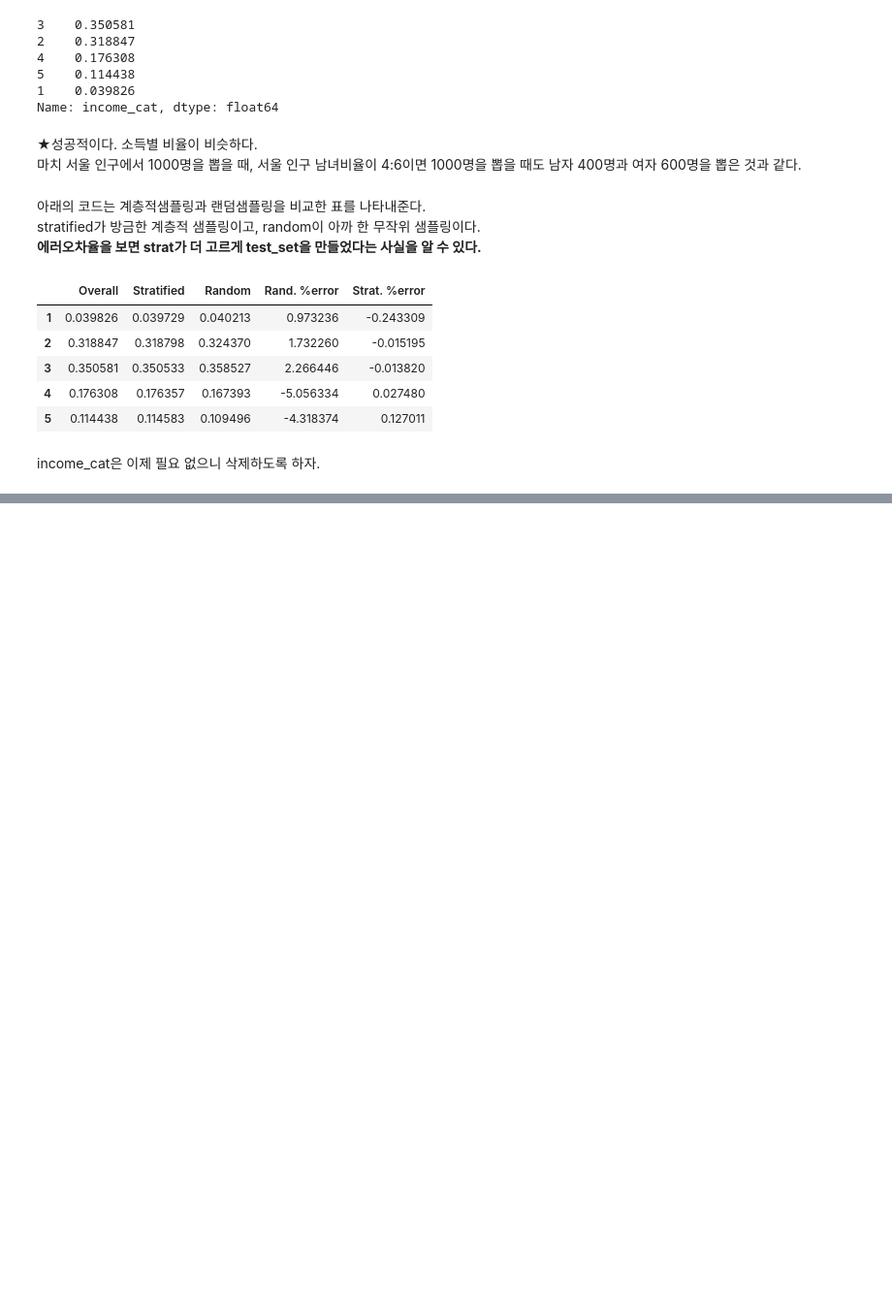
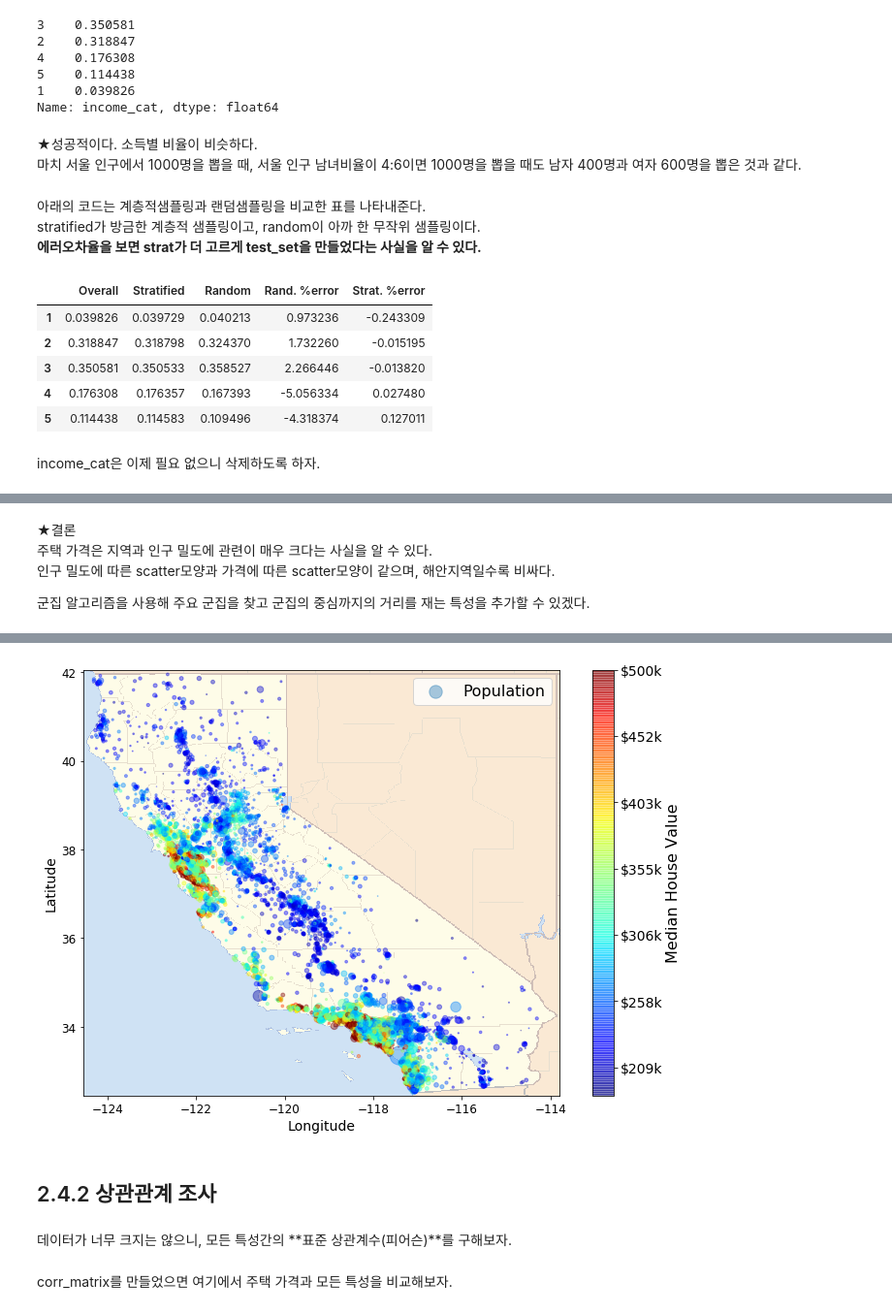
Before and after one commit to Choi-SeoYun/handsOn-ml2, a Jupyter notebook: CHAPTER2/chpater2_머신러닝프로젝트처음부터끝까지_p75.ipynb, the cells around one changed output, grey strips where cells are left out. Shown at 97% size. Saved outputs shown, nothing was run; the diff lists cells and outputs as text; code cells hidden in the pictures; blank space fills up the shorter version.

```diff
--- a/CHAPTER2/chpater2_머신러닝프로젝트처음부터끝까지_p75.ipynb
+++ b/CHAPTER2/chpater2_머신러닝프로젝트처음부터끝까지_p75.ipynb
@@ -326,0 +368,41 @@ for set_ in (strat_train_set, strat_test_set):
+# %% [markdown]
+★결론
+주택 가격은 지역과 인구 밀도에 관련이 매우 크다는 사실을 알 수 있다.
+인구 밀도에 따른 scatter모양과 가격에 따른 scatter모양이 같으며, 해안지역일수록 비싸다.
+
+군집 알고리즘을 사용해 주요 군집을 찾고 군집의 중심까지의 거리를 재는 특성을 추가할 수 있겠다.
+# %%
+# 지도까지 넣어서 scatter를 표현해보자
+
+# Download the California image
+images_path = os.path.join(PROJECT_ROOT_DIR, "images", "end_to_end_project")
+os.makedirs(images_path, exist_ok=True)
+DOWNLOAD_ROOT = "https://raw.githubusercontent.com/ageron/handson-ml2/master/"
+filename = "california.png"
+print("Downloading", filename)
+url = DOWNLOAD_ROOT + "images/end_to_end_project/" + filename
+urllib.request.urlretrieve(url, os.path.join(images_path, filename))
+
+# 그림과 함께 scatter 그리기
+import matplotlib.image as mpimg
+california_img=mpimg.imread(os.path.join(images_path, filename))
+ax = housing.plot(kind="scatter", x="longitude", y="latitude", figsize=(10,7),
+                       s=housing['population']/100, label="Population",
+                       c="median_house_value", cmap=plt.get_cmap("jet"),
+                       colorbar=False, alpha=0.4,
+                      )
+plt.imshow(california_img, extent=[-124.55, -113.80, 32.45, 42.05], alpha=0.5,
+           cmap=plt.get_cmap("jet"))
+plt.ylabel("Latitude", fontsize=14)
+plt.xlabel("Longitude", fontsize=14)
+
+prices = housing["median_house_value"]
+tick_values = np.linspace(prices.min(), prices.max(), 11)
+cbar = plt.colorbar(ticks=tick_values/prices.max())
+cbar.ax.set_yticklabels(["$%dk"%(round(v/1000)) for v in tick_values], fontsize=14)
+cbar.set_label('Median House Value', fontsize=16)
+
+plt.legend(fontsize=16)
+save_fig("california_housing_prices_plot")
+plt.show()
+# %% [output]
@@ -326,0 +411,5 @@ for set_ in (strat_train_set, strat_test_set):
+[figure, added]
+# %% [markdown]
+## 2.4.2 상관관계 조사
+# %% [markdown]
+데이터가 너무 크지는 않으니, 모든 특성간의 **표준 상관계수(피어슨)**를 구해보자.
@@ -326,0 +418,2 @@ for set_ in (strat_train_set, strat_test_set):
+# %% [markdown]
+corr_matrix를 만들었으면 여기에서 주택 가격과 모든 특성을 비교해보자.
```
Also changed, not shown: parts of 25 cells of this notebook, 6 other files.
